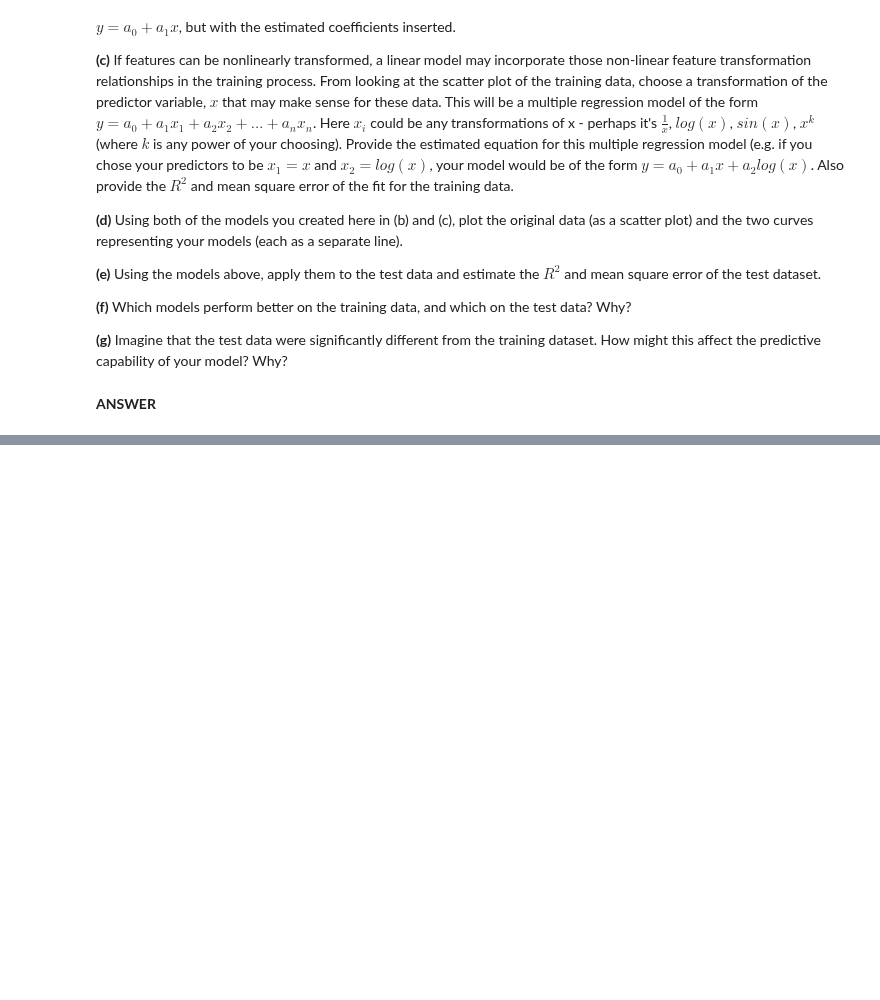
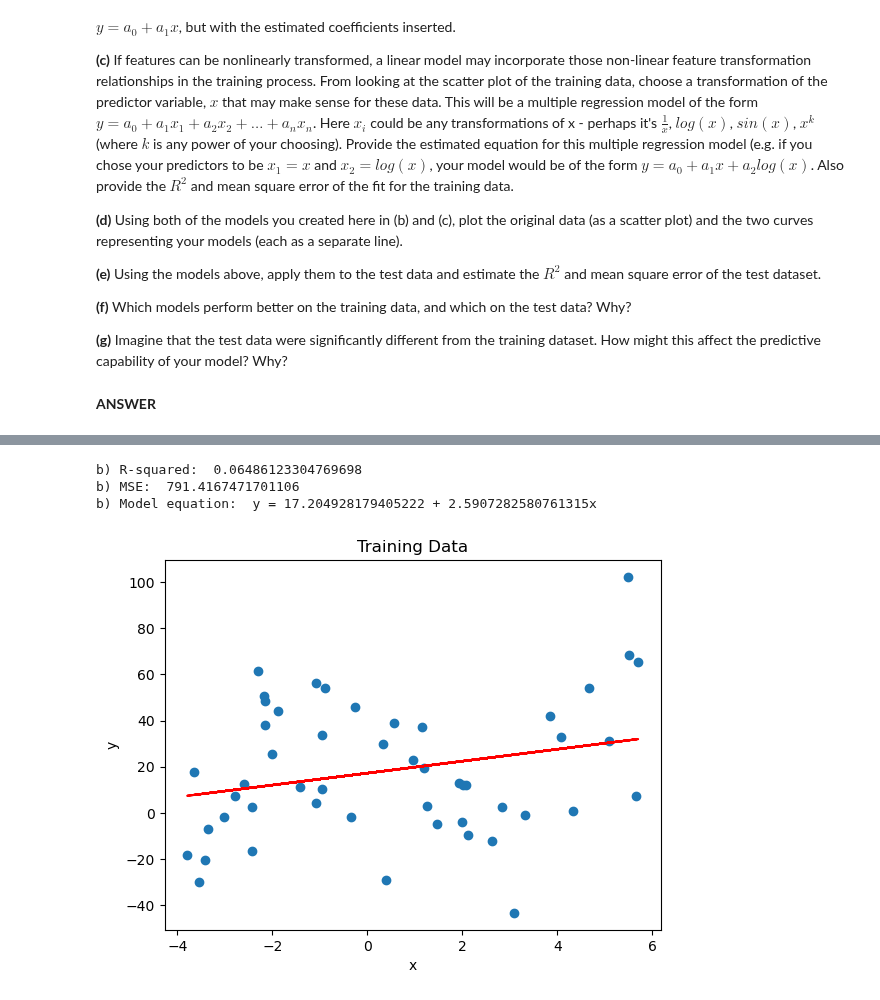
Before and after one commit to cake-dev/machine_learning_class, a Jupyter notebook: assignments/Assignment_2.ipynb, the cells around one changed output, grey strips where cells are left out. Cells and saved outputs as stored; diff of their text form; code cells hidden in the pictures; blank space fills up the shorter version.

```diff
--- a/assignments/Assignment_2.ipynb
+++ b/assignments/Assignment_2.ipynb
@@ -375,0 +403,27 @@ plt.show()
+# %%
+# b)
+# fit a linear regression model
+linreg = LinearRegression()
+linreg.fit(A2_Q7_train['x'].values.reshape(-1,1), A2_Q7_train['y'].values.reshape(-1,1)) # reshape because sklearn expects 2D array, not 1D array
+
+r_squared = linreg.score(A2_Q7_train['x'].values.reshape(-1,1), A2_Q7_train['y'].values.reshape(-1,1))
+print('b) R-squared: ', r_squared)
+
+mse = np.mean((linreg.predict(A2_Q7_train['x'].values.reshape(-1,1)) - A2_Q7_train['y'].values.reshape(-1,1))**2)
+print('b) MSE: ', mse)
+
+model_eq = 'y = ' + str(linreg.intercept_[0]) + ' + ' + str(linreg.coef_[0][0]) + 'x'
+print('b) Model equation: ', model_eq)
+
+# show the regression line on the scatter plot
+plt.scatter(A2_Q7_train['x'], A2_Q7_train['y'])
+plt.plot(A2_Q7_train['x'], linreg.predict(A2_Q7_train['x'].values.reshape(-1,1)), color='red')
+plt.title('Training Data')
+plt.xlabel('x')
+plt.ylabel('y')
+plt.show()
+# %% [output]
+b) R-squared:  0.06486123304769698
+b) MSE:  791.4167471701106
+b) Model equation:  y = 17.204928179405222 + 2.5907282580761315x
+[figure, added]
```
Also changed, not shown: parts of 8 cells of this notebook, 1 other file.
